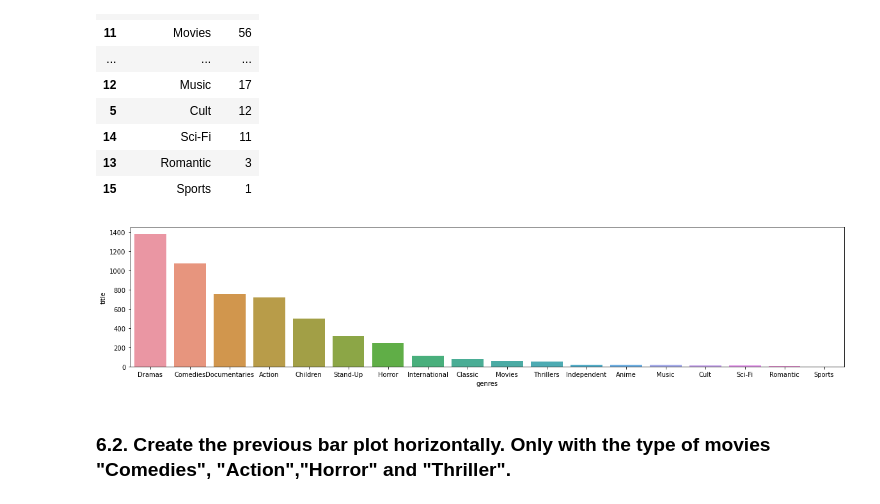
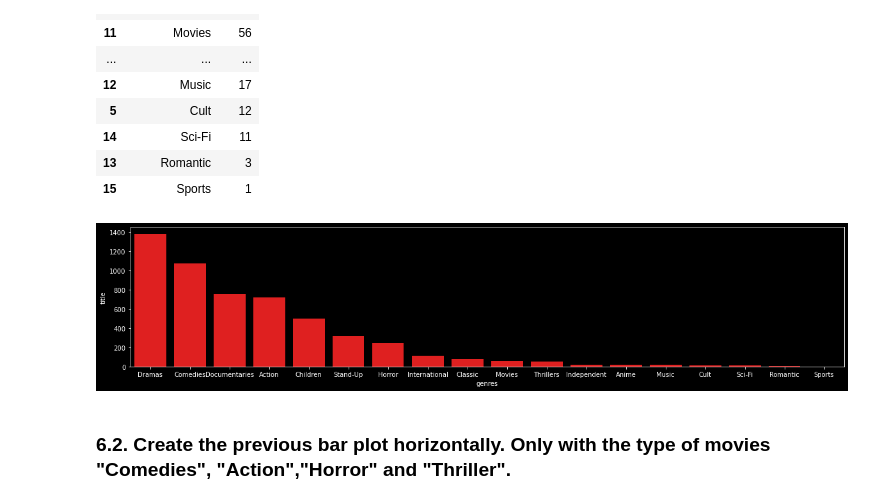
Before and after one commit to ssarahreyes/netflix_data, a Jupyter notebook: Nexflix_data_analysis.ipynb, the cells around one changed output. Drawn from its saved outputs; the diff is of its cells as text; code cells hidden in the pictures.

```diff
--- a/Nexflix_data_analysis.ipynb
+++ b/Nexflix_data_analysis.ipynb
@@ -14,6 +15,6 @@ import plotnine as ggplot
 # %%
 # loading data
-netflix_df = pd.read_csv('Netflix.xlsx - Sheet1.csv')
+netflix_df = pd.read_csv('data/data_netflix.csv')
 # %%
 netflix_df.head(5)
 # %% [output]
@@ -179,9 +181,10 @@ films_by_genres
 | 15 | Sports | 1 |
 # %%
 fig = plt.subplots(figsize=(20,4))
-ax = sns.barplot(data=films_by_genres, x='genres', y='title')
+ax = sns.barplot(data=films_by_genres, x='genres', y='title', color='red')
+plt.style.use("dark_background")
 # %% [output]
-[figure, old version]
+[figure, new version]
 # %% [markdown]
 ### 6.2. Create the previous bar plot horizontally. Only with the type of movies "Comedies", "Action","Horror" and "Thriller".
 # %%
```
Also changed, not shown: parts of 3 cells of this notebook, 1 other file.
